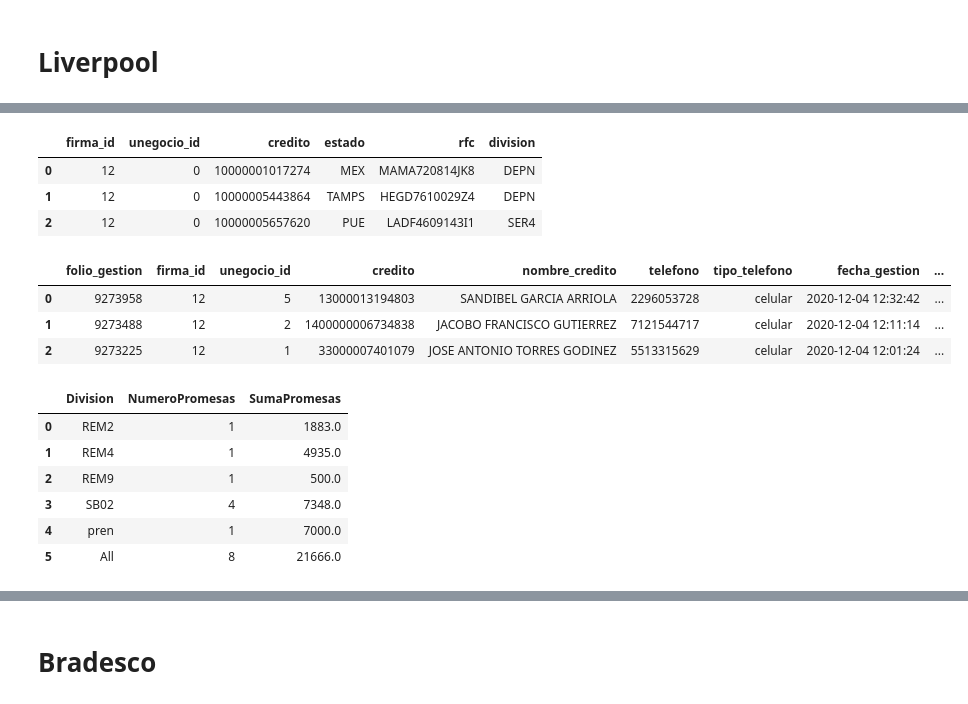
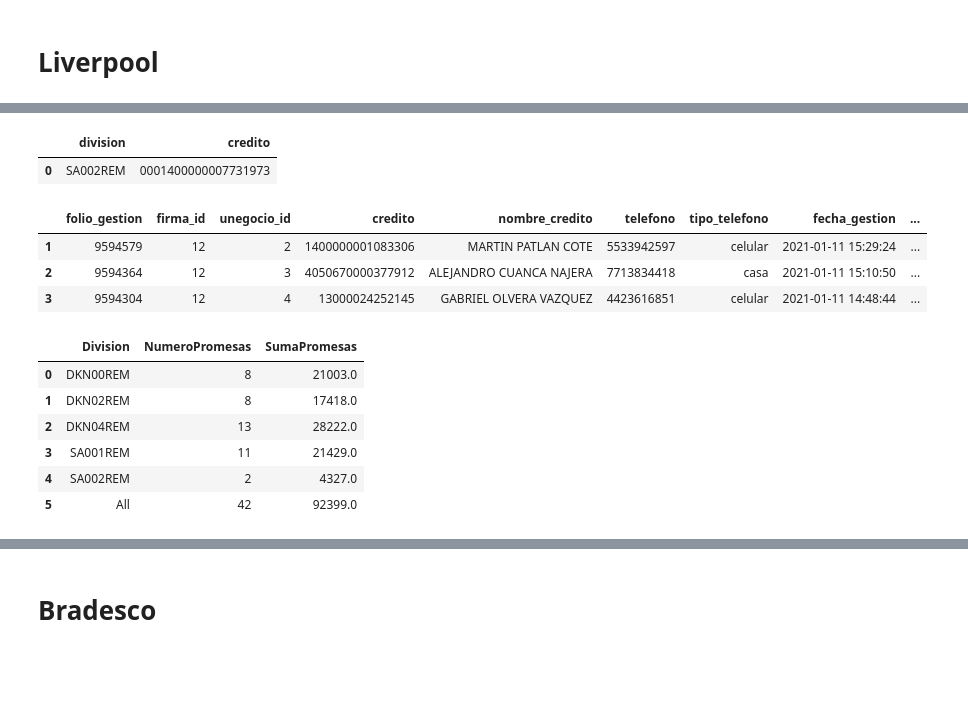
Before and after one commit to ericklopz1097/Profesionales-en-Recuperacion, a Jupyter notebook: Promesas_diarias.ipynb, the cells around one changed output, grey strips where cells are left out. Drawn from its saved outputs; the diff is of its cells as text; code cells hidden in the pictures; blank space fills up the shorter version.

Commit message:
16 enero

```diff
--- a/Promesas_diarias.ipynb
+++ b/Promesas_diarias.ipynb
@@ -11,10 +12,11 @@ from IPython.core.interactiveshell import InteractiveShell
 InteractiveShell.ast_node_interactivity = "all"
 # %%
 #Definimos la ruta en donde queremos guardar los archivos
-ruta = '/home/estadistico/Documents/Erick/Reportes diarios/Promesas Diarias'
+mes2 = 'Enero2021'
+ruta = '/home/estadistico/Documents/Erick/'+mes2+'/Reportes diarios/Promesas diarias'
+ruta_pagos = '/home/estadistico/Documents/Erick'
 #Definimos la ruta donde estan las asignaciones
 ruta_asig_baz = '/home/estadistico/Documents/Erick/Banco Azteca/Asignacion csv'
-mes2 = 'Diciembre2020'
 # %%
 #Agregamos las variables a ocupar
 servidor = '192.168.15.12'
@@ -46,10 +48,6 @@ cursor = conn.cursor()
 # Liverpool
 # %%
 #Hacemos la consulta referente a las gestiones de Liverpool
-sql_gest_liv = cursor.callproc('liverpool_rpt_gestiones_detallado', [today,today])
-for result in cursor.stored_results():
-    gestion_liv = pd.DataFrame(result.fetchall())
+gestion_liv = cs.query_naucalpan('liverpool_rpt_gestiones_detallado',today,today)
 gestion_liv.columns = ['folio_gestion','firma_id','unegocio_id','credito','nombre_credito','telefono','tipo_telefono','fecha_gestion','usuario','nombre_usuario','dictamen','accion','resultado','fecha_promesa','monto_promesa','comentarios']
 gestion_liv = gestion_liv.loc[gestion_liv['dictamen']=='PROMESA']
-gestion_liv['credito'] = pd.to_numeric(gestion_liv['credito'])
-gestion_liv.head(3)
@@ -61,31 +54,26 @@ gestion_liv.head(3)
-# %%
-#Hacemos la consulta de la asignacion
-sql_asig_liv = cursor.callproc('liverpool_rpt_asignacion_activa',)
-for result in cursor.stored_results():
-    asignacion_liv = pd.DataFrame(result.fetchall())
-asignacion_liv = asignacion_liv.iloc[:,[0,1,3,24,6,26]]
-asignacion_liv.columns = ['firma_id','unegocio_id','credito','estado','rfc','division']
-asignacion_liv['credito'] = pd.to_numeric(asignacion_liv['credito'])
-asignacion_liv.head(3)
-# %% [output]
-|  | firma_id | unegocio_id | credito | estado | rfc | division |
-| 0 | 12 | 0 | 10000001017274 | MEX | MAMA720814JK8 | DEPN |
-| 1 | 12 | 0 | 10000005443864 | TAMPS | HEGD7610029Z4 | DEPN |
-| 2 | 12 | 0 | 10000005657620 | PUE | LADF4609143I1 | SER4 |
+# %%
+#Asignacion Liverpool
+asignacion_liv = pd.read_csv(''+ruta_pagos+'/Liverpool/Asignacion/Asignaciones csv/Asignacion '+mes2+'.csv',converters={'# CUENTA':str})
+asignacion_liv = asignacion_liv[['ID AGENCIA', '# CUENTA']]
+asignacion_liv.columns = ['division','credito']
+asignacion_liv.head(1)
+# %% [output]
+|  | division | credito |
+| 0 | SA002REM | 0001400000007731973 |
 # %%
 #Hacemos el consolidado
-consolidado_liv = pd.merge(gestion_liv,asignacion_liv,how='left',on=['firma_id','unegocio_id','credito'])
+consolidado_liv = pd.merge(gestion_liv,asignacion_liv,how='left',on=['credito'])
 cols = ['monto_promesa','credito']
 consolidado_liv[cols] = consolidado_liv[cols].apply(pd.to_numeric, errors='coerce')
 consolidado_liv = consolidado_liv[(consolidado_liv['monto_promesa']>50)]
 consolidado_liv = consolidado_liv[(consolidado_liv['monto_promesa']<500000)]
 consolidado_liv.fillna('COBRANZA',inplace=True)
 consolidado_liv.head(3)
 # %% [output]
 |  | folio_gestion | firma_id | unegocio_id | credito | nombre_credito | telefono | tipo_telefono | fecha_gestion | ... |
-| 0 | 9273958 | 12 | 5 | 13000013194803 | SANDIBEL GARCIA ARRIOLA | 2296053728 | celular | 2020-12-04 12:32:42 | ... |
-| 1 | 9273488 | 12 | 2 | 1400000006734838 | JACOBO FRANCISCO GUTIERREZ | 7121544717 | celular | 2020-12-04 12:11:14 | ... |
-| 2 | 9273225 | 12 | 1 | 33000007401079 | JOSE ANTONIO TORRES GODINEZ | 5513315629 | celular | 2020-12-04 12:01:24 | ... |
+| 1 | 9594579 | 12 | 2 | 1400000001083306 | MARTIN PATLAN COTE | 5533942597 | celular | 2021-01-11 15:29:24 | ... |
+| 2 | 9594364 | 12 | 3 | 4050670000377912 | ALEJANDRO CUANCA NAJERA | 7713834418 | casa | 2021-01-11 15:10:50 | ... |
+| 3 | 9594304 | 12 | 4 | 13000024252145 | GABRIEL OLVERA VAZQUEZ | 4423616851 | celular | 2021-01-11 14:48:44 | ... |
 # %%
 #Obtenemos datos de las promesas de Liverpool
 pivot_liv = pd.pivot_table(consolidado_liv,index=['division'],values=['credito','monto_promesa'],aggfunc=['count',np.sum],margins=True)
@@ -97,12 +85,12 @@ pivot_liv.fillna(0,inplace=True)
 pivot_liv
 # %% [output]
 |  | Division | NumeroPromesas | SumaPromesas |
-| 0 | REM2 | 1 | 1883.0 |
-| 1 | REM4 | 1 | 4935.0 |
-| 2 | REM9 | 1 | 500.0 |
-| 3 | SB02 | 4 | 7348.0 |
-| 4 | pren | 1 | 7000.0 |
-| 5 | All | 8 | 21666.0 |
+| 0 | DKN00REM | 8 | 21003.0 |
+| 1 | DKN02REM | 8 | 17418.0 |
+| 2 | DKN04REM | 13 | 28222.0 |
+| 3 | SA001REM | 11 | 21429.0 |
+| 4 | SA002REM | 2 | 4327.0 |
+| 5 | All | 42 | 92399.0 |
 # %%
 #Vemos las promesas reales eliminando duplicados
 consolidado_liv2 = consolidado_liv.drop_duplicates(subset=['credito','fecha_promesa','monto_promesa'])
```
Also changed, not shown: parts of 23 cells of this notebook, 18 other files.
